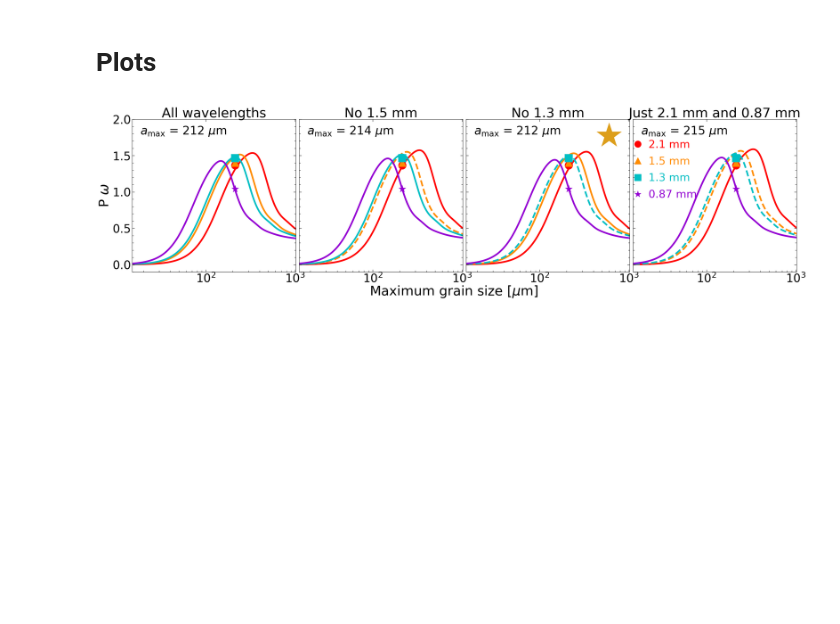
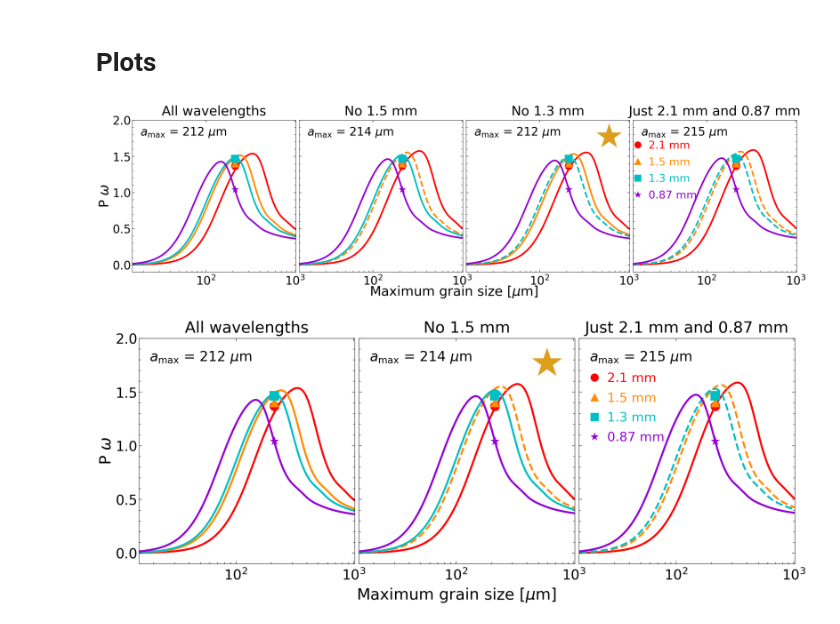
Before and after one commit to audreyburggraf/MastersThesis, a Jupyter notebook: PLOTTING C29 989/glitterin/DustModels/glitterin_plots_for_writeup.ipynb, the cells around one changed output. Saved outputs shown, nothing was run; the diff lists cells and outputs as text; code cells hidden in the pictures; blank space fills up the shorter version.

```diff
--- a/PLOTTING C29 989/glitterin/DustModels/glitterin_plots_for_writeup.ipynb
+++ b/PLOTTING C29 989/glitterin/DustModels/glitterin_plots_for_writeup.ipynb
@@ -226,6 +226,44 @@ plt.savefig(writeup_image_folder_path + '/glitterin/' + "DustModelPlot_Glitterin
             bbox_inches='tight')
 # %% [output]
 [figure]
+# %%
+results_array_3 = [results_array[0], results_array[1], results_array[3]]
+bands_included_in_fit_3 = [bands_included_in_fit[0], bands_included_in_fit[1], bands_included_in_fit[3]]
+# %%
+
+
+fig, ax = scale_factor_plot_for_writeup_glitterin(BandsIndex,
+                                        bands_labels,
+                                        results_array_3,
+                                        bands_included_in_fit_3,
+                                        df_POLF,
+                                        plot_sf = False,
+                                        plot_chi_sq = False,
+                                        BandLegend_bbox_to_anchor=(0.45, 0.90),
+                                        legend_loc = 2,
+                                        fig_x = 25, fig_y = 10,
+                                        #xmin = 10,
+                                        titles = ['All wavelengths', 'No 1.5 mm',  'Just 2.1 mm and 0.87 mm'],
+                                        x_axis_pad = 12.5,
+                                                 )
+
+
+ax[2].text(
+    0.85, 0.88,
+    r'$\star$',
+    transform=ax[1].transAxes,
+    fontsize=200,
+    color= '#dd9e1aff',
+    ha='center',
+    va='center'
+)
+
+
+plt.savefig(writeup_image_folder_path + '/glitterin/' + "DustModelPlot_GlitterinGrid_only3.pdf",
+            dpi=300,
+            bbox_inches='tight')
+# %% [output]
+[figure, added]
 # %%
 
 
```
Also changed, not shown: 18 other files.
